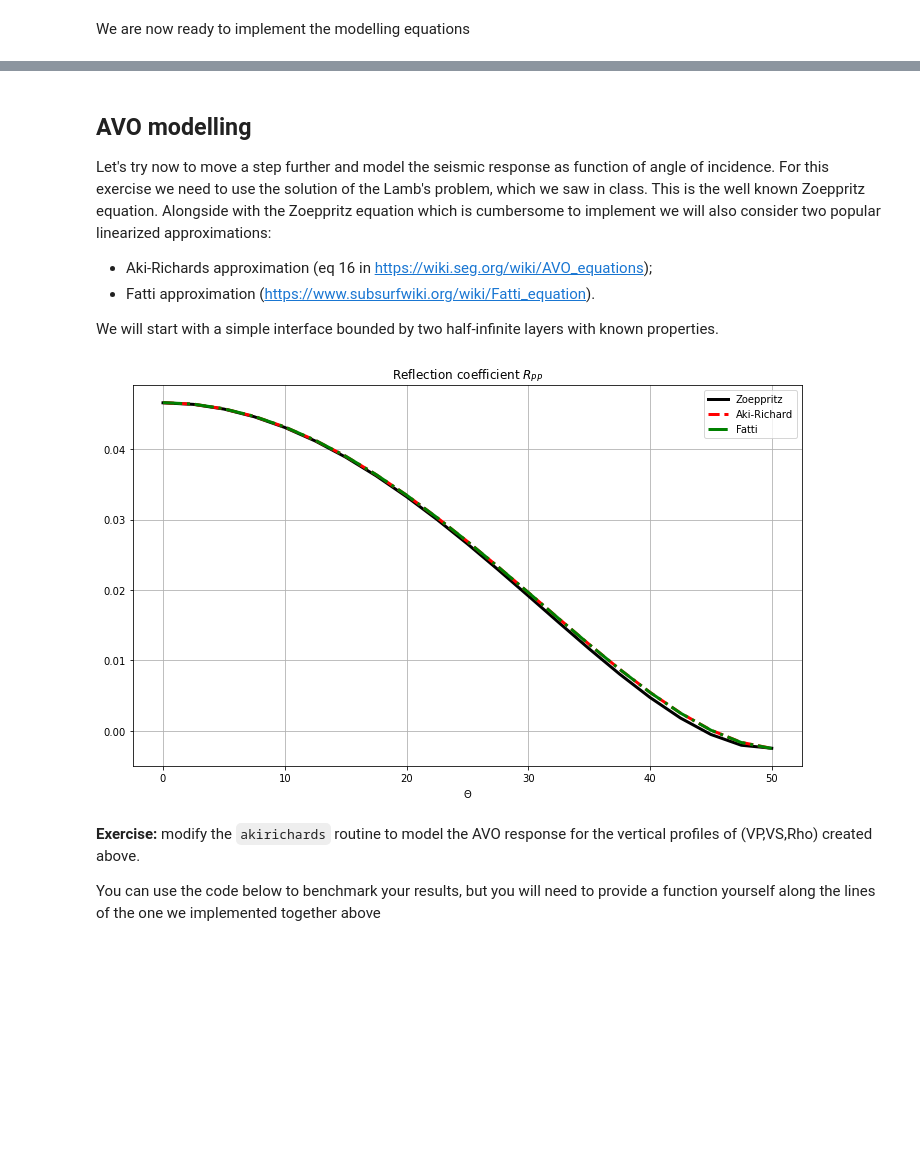
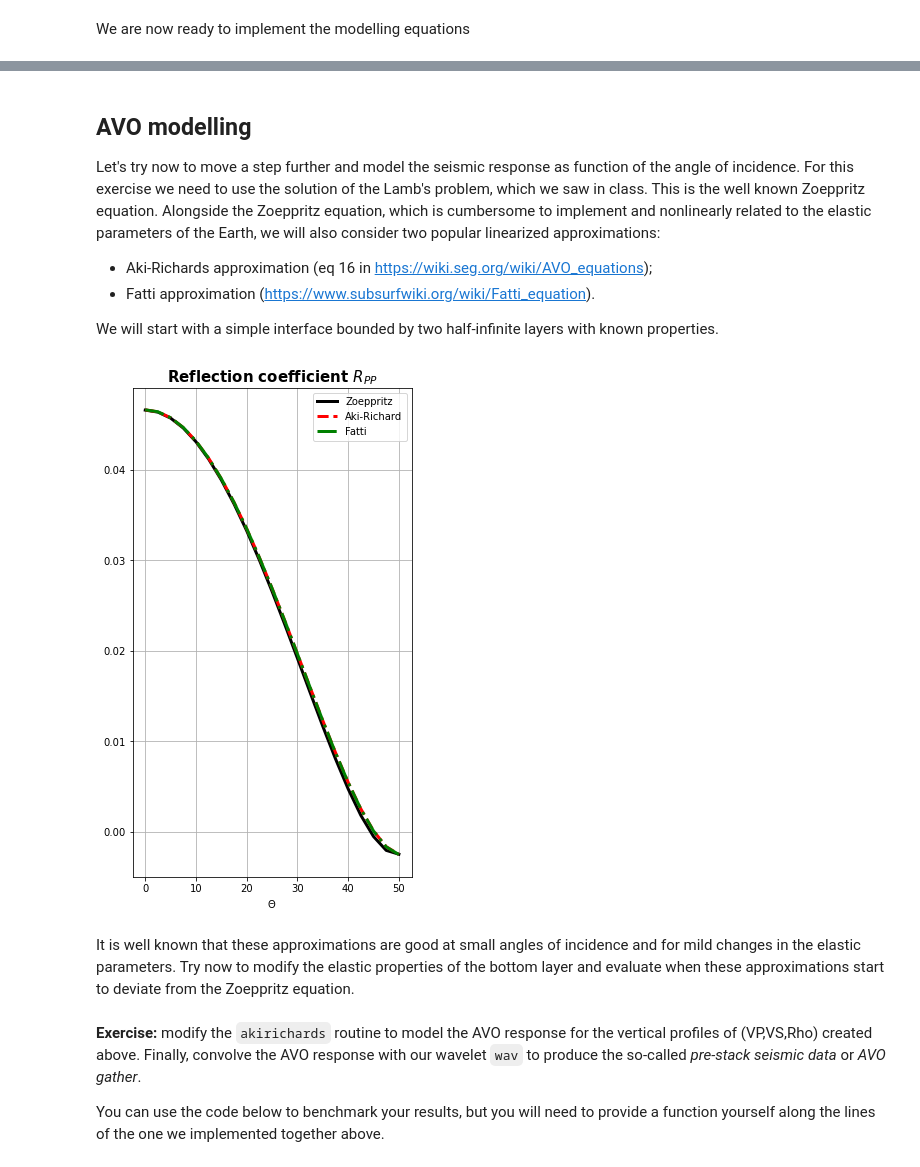
Before and after one commit to DIG-Kaust/Seismology, a Jupyter notebook: SeismicModelling/SeismicModellingInversion.ipynb, the cells around one changed output, grey strips where cells are left out. Saved outputs shown, nothing was run; the diff lists cells and outputs as text; code cells hidden in the pictures; blank space fills up the shorter version.

```diff
--- a/SeismicModelling/SeismicModellingInversion.ipynb
+++ b/SeismicModelling/SeismicModellingInversion.ipynb
@@ -150,7 +155,7 @@ axs[2].set_ylim(z[-1], z[0]);
 # %% [markdown]
 ## AVO modelling
 
-Let's try now to move a step further and model the seismic response as function of angle of incidence. For this exercise we need to use the solution of the Lamb's problem, which we saw in class. This is the well known Zoeppritz equation. Alongside with the Zoeppritz equation which is cumbersome to implement we will also consider two popular linearized approximations:
+Let's try now to move a step further and model the seismic response as function of the angle of incidence. For this exercise we need to use the solution of the Lamb's problem, which we saw in class. This is the well known Zoeppritz equation. Alongside the Zoeppritz equation, which is cumbersome to implement and nonlinearly related to the elastic parameters of the Earth, we will also consider two popular linearized approximations:
 
 - Aki-Richards approximation (eq 16 in https://wiki.seg.org/wiki/AVO_equations);
 - Fatti approximation (https://www.subsurfwiki.org/wiki/Fatti_equation).
@@ -189,44 +194,45 @@ thetamin, thetamax = 0, 50
 theta = np.linspace(thetamin, thetamax, ntheta)
 
 # Create composite parameters
 ai0, si0, vpvs0 = vp0*rho0, vs0*rho0, vp0/vs0
 ai1, si1, vpvs1 = vp1*rho1, vs1*rho1, vp1/vs1
 
 # Zoeppritz
 rpp_zoep = zoeppritz_pp(vp1, vs1, rho1, vp0, vs0, rho0,  theta)
 
 # Aki Richards
 rpp_aki = akirichards(vp1, vs1, rho1, vp0, vs0, rho0, theta)
 
-
 # Aki Richards (using PyLops modelling)
-rvp = np.log(vp0) - np.log(vp1)
-rvs = np.log(vs0) - np.log(vs1)
-rrho = np.log(rho0) - np.log(rho1)
+#rvp = np.log(vp0) - np.log(vp1)
+#rvs = np.log(vs0) - np.log(vs1)
+#rrho = np.log(rho0) - np.log(rho1)
 #G1, G2, G3 = akirichards(theta, vs1/vp1)
 #rpp_aki = G1*rvp + G2*rvs + G3*rrho
 
 # Fatti (using PyLops modelling)
 rai = np.log(ai0) - np.log(ai1)
 rsi = np.log(si0) - np.log(si1)
 rrho = np.log(rho0) - np.log(rho1)
 G1, G2, G3 = fatti(theta, vs1/vp1)
 rpp_fatti = G1*rai + G2*rsi + G3*rrho
 
-plt.figure(figsize=(12, 7))
+plt.figure(figsize=(5, 9))
 plt.plot(theta, rpp_zoep, 'k', lw=3, label='Zoeppritz')
 plt.plot(theta, rpp_aki, '--r', lw=3, label='Aki-Richard')
 plt.plot(theta, rpp_fatti, '-.g', lw=3, label='Fatti')
 plt.xlabel(r'$\Theta$')
-plt.title(r'Reflection coefficient $R_{PP}$')
+plt.title(r'Reflection coefficient $R_{PP}$', fontsize=15, fontweight='bold')
 plt.grid()
 plt.legend();
 # %% [output]
-[figure, old version]
+[figure, new version]
+# %% [markdown]
+It is well known that these approximations are good at small angles of incidence and for mild changes in the elastic parameters. Try now to modify the elastic properties of the bottom layer and evaluate when these approximations start to deviate from the Zoeppritz equation.
 # %% [markdown]
-**Exercise:** modify the `akirichards` routine to model the AVO response for the vertical profiles of (VP,VS,Rho) created above.
+**Exercise:** modify the `akirichards` routine to model the AVO response for the vertical profiles of (VP,VS,Rho) created above. Finally, convolve the AVO response with our wavelet ``wav`` to produce the so-called *pre-stack seismic data* or *AVO gather*.
 
-You can use the code below to benchmark your results, but you will need to provide a function yourself along the lines of the one we implemented together above
+You can use the code below to benchmark your results, but you will need to provide a function yourself along the lines of the one we implemented together above.
 # %%
 PPop = PrestackLinearModelling(wav, theta, vsvp=vs/vp, nt0=nt, linearization='akirich')
 m = np.stack((np.log(vp), np.log(vs), np.log(rho)), axis=1)
```
Also changed, not shown: parts of 13 cells of this notebook, 1 other file.
